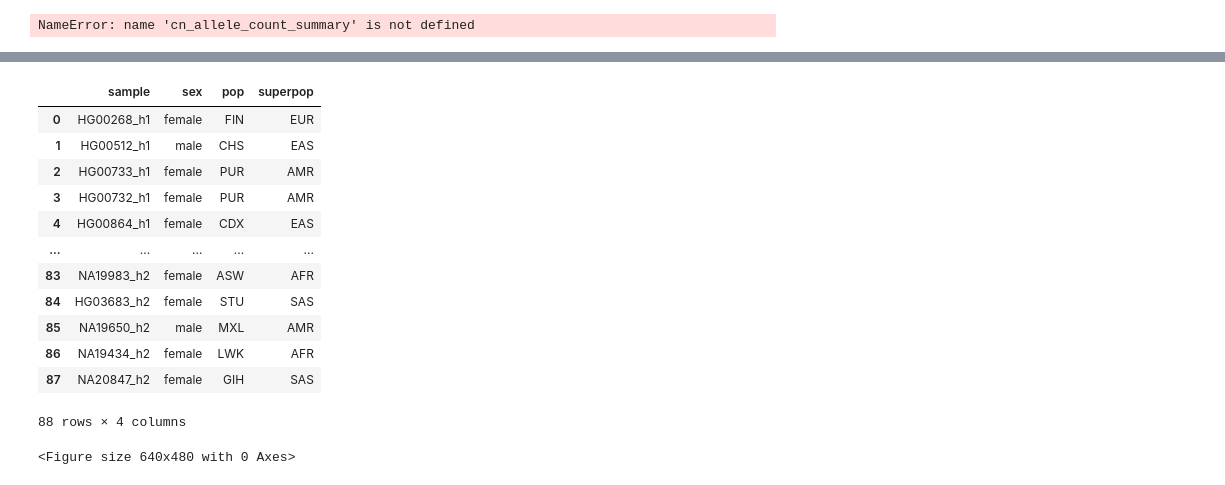
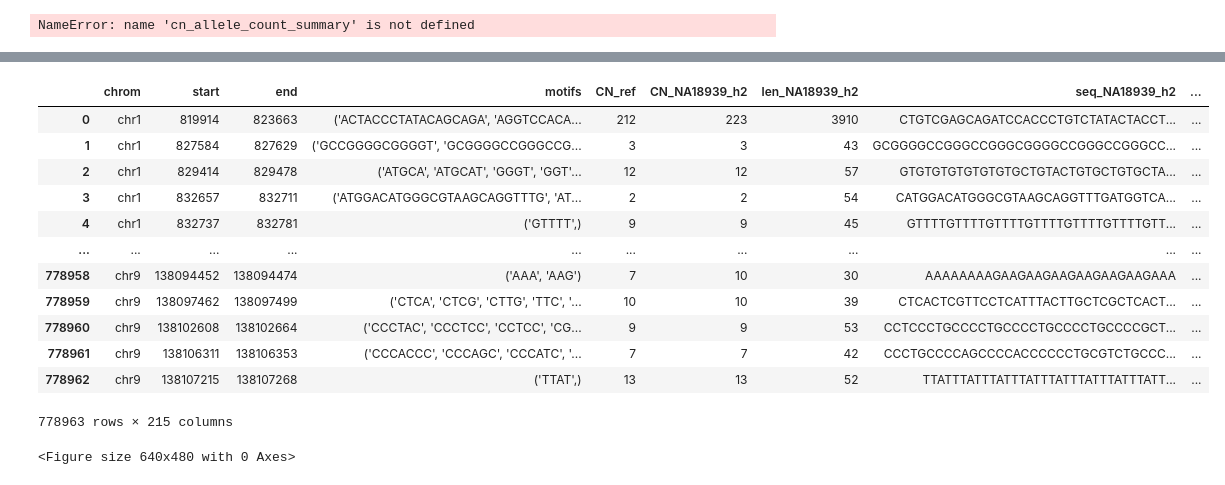
Before and after one commit to maryamghr/TR_analysis, a Jupyter notebook: scripts/calculate_MC_TR_callers.ipynb, the cells around one changed output, grey strips where cells are left out. Saved outputs shown, nothing was run; the diff lists cells and outputs as text; code cells hidden in the pictures.

```diff
--- a/scripts/calculate_MC_TR_callers.ipynb
+++ b/scripts/calculate_MC_TR_callers.ipynb
@@ -551,41 +489,0 @@ merged dataframes 4.96126127243042
-# %%
-import pandas as pd
-import matplotlib.pyplot as plt
-import seaborn as sns
-import population_analysis
-importlib.reload(population_analysis)
-import time
-
-time_ = time.time()
-
-directory = "/confidential/tGenVar/vntr/output_maryam/tools/run_all_tools/output/hgsvc_test/TandemTwist/asm/"
-sample_info_file = "/confidential/tGenVar/vntr/output_maryam/tools/run_all_tools/input_folder/samples/hgsvc/HGSVC2_sample_info.tsv"
-output_file = 'output/population/population_df_test.csv'
-
-# print('reading the input data')
-
-sample_info = population_analysis.get_sample_info_df(sample_info_file)
-df = population_analysis.compute_population_df(directory=directory, sample_info=sample_info, cores=15)
-
-# # 733 s, all samples
-
-# print(f'time elapsed = {time.time()-time_}')
-# time_ = time.time()
-
-# # plt_cn_alleles, plot_df_cn_alleles, plot_df_melted_cn_alleles = population_analysis.plot_cumulative_allele_classification(df, value_col="CN")
-
-# # plt_cn_alleles.show()
-
-# # print('computing cumulative allele classification')
-
-#summary_df = population_analysis.compute_cumulative_allele_classification(df, sample_info)
-
-#plt = population_analysis.plot_cumulative_allele_classification(summary_df)
-
-# 104 s (28 s merging) for 12 samples
-
-#print(f'time elapsed = {time.time()-time_}')
-# time_ = time.time()
-
-#plt.show()
-# 1600 s (26 min) for all samples (both reading and merging and computing cumulative allele classification)
@@ -610,16 +489,0 @@ reading vcf file for HG00732_h2reading vcf file for HG00733_h1reading vcf file f
-# %%
-plt.save
-# %% [output]
-|  | sample | sex | pop | superpop |
-| 0 | HG00268_h1 | female | FIN | EUR |
-| 1 | HG00512_h1 | male | CHS | EAS |
-| 2 | HG00733_h1 | female | PUR | AMR |
-| 3 | HG00732_h1 | female | PUR | AMR |
-| 4 | HG00864_h1 | female | CDX | EAS |
-| ... | ... | ... | ... | ... |
-| 83 | NA19983_h2 | female | ASW | AFR |
-| 84 | HG03683_h2 | female | STU | SAS |
-| 85 | NA19650_h2 | male | MXL | AMR |
-| 86 | NA19434_h2 | female | LWK | AFR |
-| 87 | NA20847_h2 | female | GIH | SAS |
-88 rows × 4 columns
@@ -626,3 +511,19 @@ plt.save
+# %%
+df
+# %% [output]
+|  | chrom | start | end | motifs | CN_ref | CN_NA18939_h2 | len_NA18939_h2 | seq_NA18939_h2 | ... |
+| 0 | chr1 | 819914 | 823663 | ('ACTACCCTATACAGCAGA', 'AGGTCCACA... | 212 | 223 | 3910 | CTGTCGAGCAGATCCACCCTGTCTATACTACCT... | ... |
+| 1 | chr1 | 827584 | 827629 | ('GCCGGGGCGGGGT', 'GCGGGGCCGGGCCG... | 3 | 3 | 43 | GCGGGGCCGGGCCGGGCGGGGCCGGGCCGGGCC... | ... |
+| 2 | chr1 | 829414 | 829478 | ('ATGCA', 'ATGCAT', 'GGGT', 'GGT'... | 12 | 12 | 57 | GTGTGTGTGTGTGTGCTGTACTGTGCTGTGCTA... | ... |
+| 3 | chr1 | 832657 | 832711 | ('ATGGACATGGGCGTAAGCAGGTTTG', 'AT... | 2 | 2 | 54 | CATGGACATGGGCGTAAGCAGGTTTGATGGTCA... | ... |
+| 4 | chr1 | 832737 | 832781 | ('GTTTT',) | 9 | 9 | 45 | GTTTTGTTTTGTTTTGTTTTGTTTTGTTTTGTT... | ... |
+| ... | ... | ... | ... | ... | ... | ... | ... | ... | ... |
+| 778958 | chr9 | 138094452 | 138094474 | ('AAA', 'AAG') | 7 | 10 | 30 | AAAAAAAAGAAGAAGAAGAAGAAGAAGAAA | ... |
+| 778959 | chr9 | 138097462 | 138097499 | ('CTCA', 'CTCG', 'CTTG', 'TTC', '... | 10 | 10 | 39 | CTCACTCGTTCCTCATTTACTTGCTCGCTCACT... | ... |
+| 778960 | chr9 | 138102608 | 138102664 | ('CCCTAC', 'CCCTCC', 'CCTCC', 'CG... | 9 | 9 | 53 | CCTCCCTGCCCCTGCCCCTGCCCCTGCCCCGCT... | ... |
+| 778961 | chr9 | 138106311 | 138106353 | ('CCCACCC', 'CCCAGC', 'CCCATC', '... | 7 | 7 | 42 | CCCTGCCCCAGCCCCACCCCCCTGCGTCTGCCC... | ... |
+| 778962 | chr9 | 138107215 | 138107268 | ('TTAT',) | 13 | 13 | 52 | TTATTTATTTATTTATTTATTTATTTATTTATT... | ... |
+778963 rows × 215 columns
 # %%
 path = '/confidential/tGenVar/vntr/output_maryam/tools/tandemtwister-vis-maryam/scripts/output'
 plt.savefig(os.path.join(path, 'population', 'cum_allele_count.pdf'), format='pdf', bbox_inches='tight')
```
Also changed, not shown: parts of 8 cells of this notebook, 1 other file.
